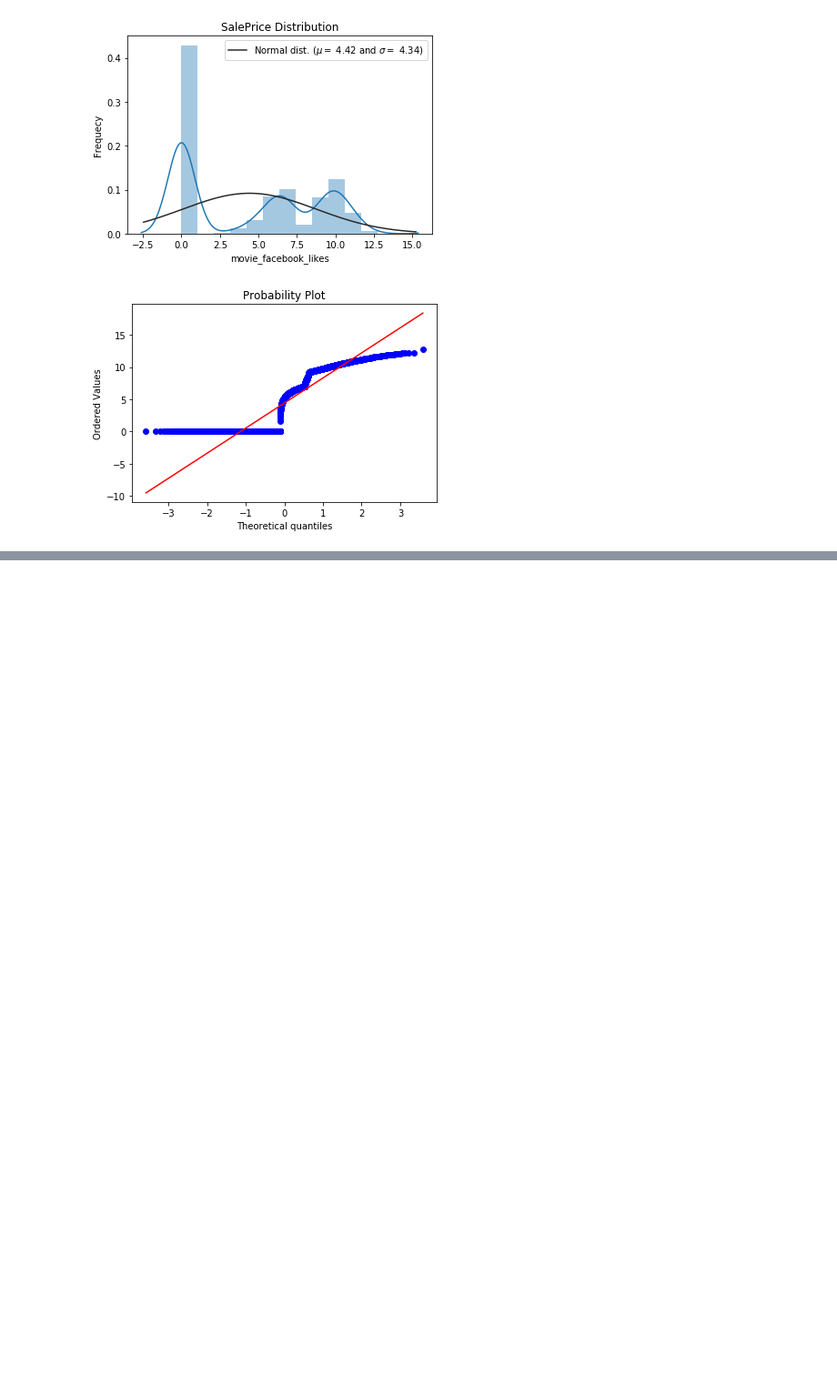
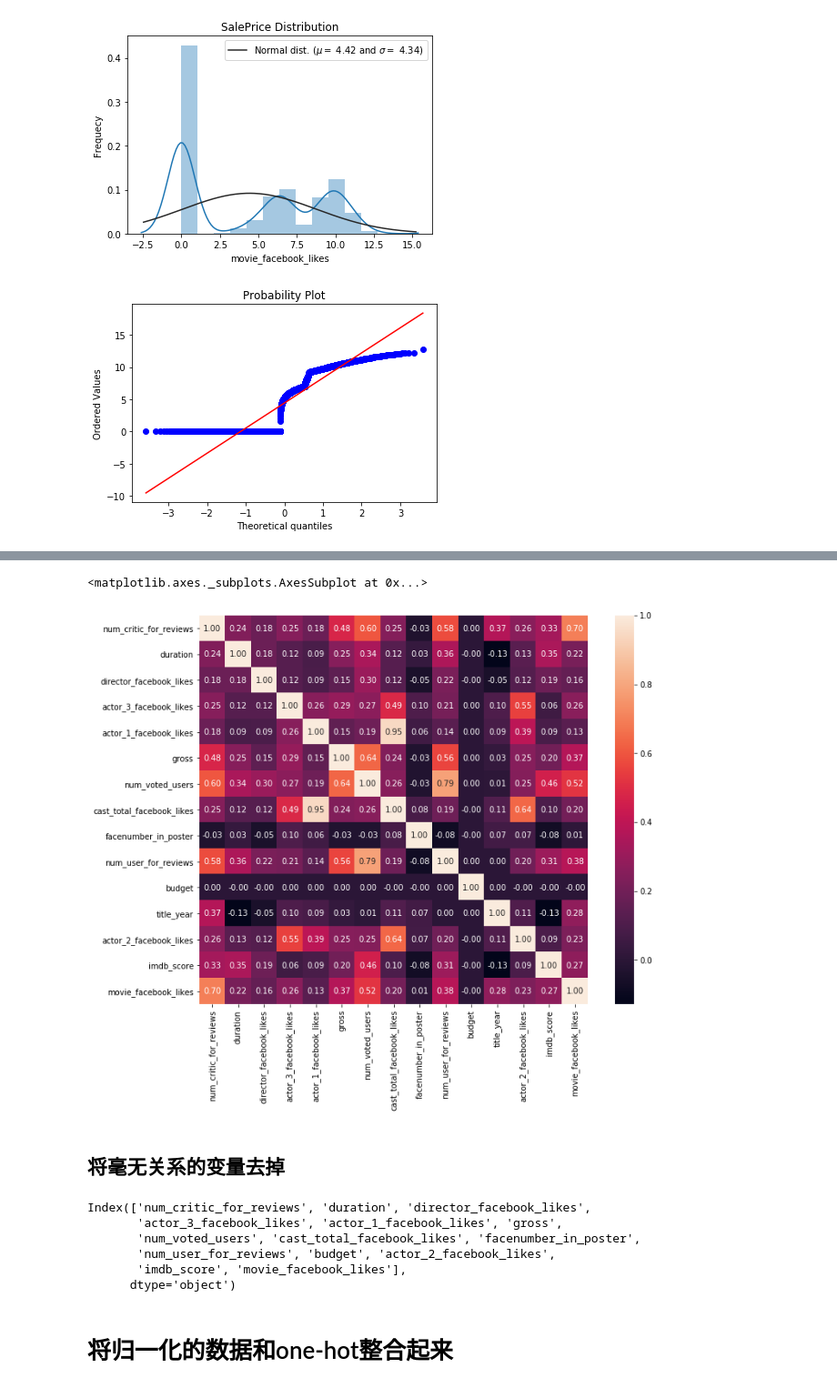
Before and after one commit to yuyi-7/Design-for-course, a Jupyter notebook: movie/movie.ipynb, the cells around one changed output, grey strips where cells are left out. Shown at 91% size. Drawn from its saved outputs; the diff is of its cells as text; code cells hidden in the pictures; blank space fills up the shorter version.

```diff
--- a/movie/movie.ipynb
+++ b/movie/movie.ipynb
@@ -624,0 +708,3 @@ plot_norm(data_.movie_facebook_likes.apply(lambda x:np.log1p(x)))
+# %%
+cor = data_.corr(method='pearson')
+cor.style.background_gradient()
@@ -624,0 +728,19 @@ plot_norm(data_.movie_facebook_likes.apply(lambda x:np.log1p(x)))
+# %%
+plt.figure(figsize=(12,9))
+sns.heatmap(cor, cbar=True, annot=True, square=True, fmt='.2f',
+        xticklabels=cor.columns,
+        yticklabels=cor.columns)
+# %% [output]
+<matplotlib.axes._subplots.AxesSubplot at 0x...>
+[figure, added]
+# %% [markdown]
+## 将毫无关系的变量去掉
+# %%
+df_norm2.columns
+# %% [output]
+Index(['num_critic_for_reviews', 'duration', 'director_facebook_likes',
+       'actor_3_facebook_likes', 'actor_1_facebook_likes', 'gross',
+       'num_voted_users', 'cast_total_facebook_likes', 'facenumber_in_poster',
+       'num_user_for_reviews', 'budget', 'actor_2_facebook_likes',
+       'imdb_score', 'movie_facebook_likes'],
+      dtype='object')
@@ -624,0 +749,2 @@ plot_norm(data_.movie_facebook_likes.apply(lambda x:np.log1p(x)))
+# %% [markdown]
+# 将归一化的数据和one-hot整合起来
```
Also changed, not shown: parts of 61 cells of this notebook.
